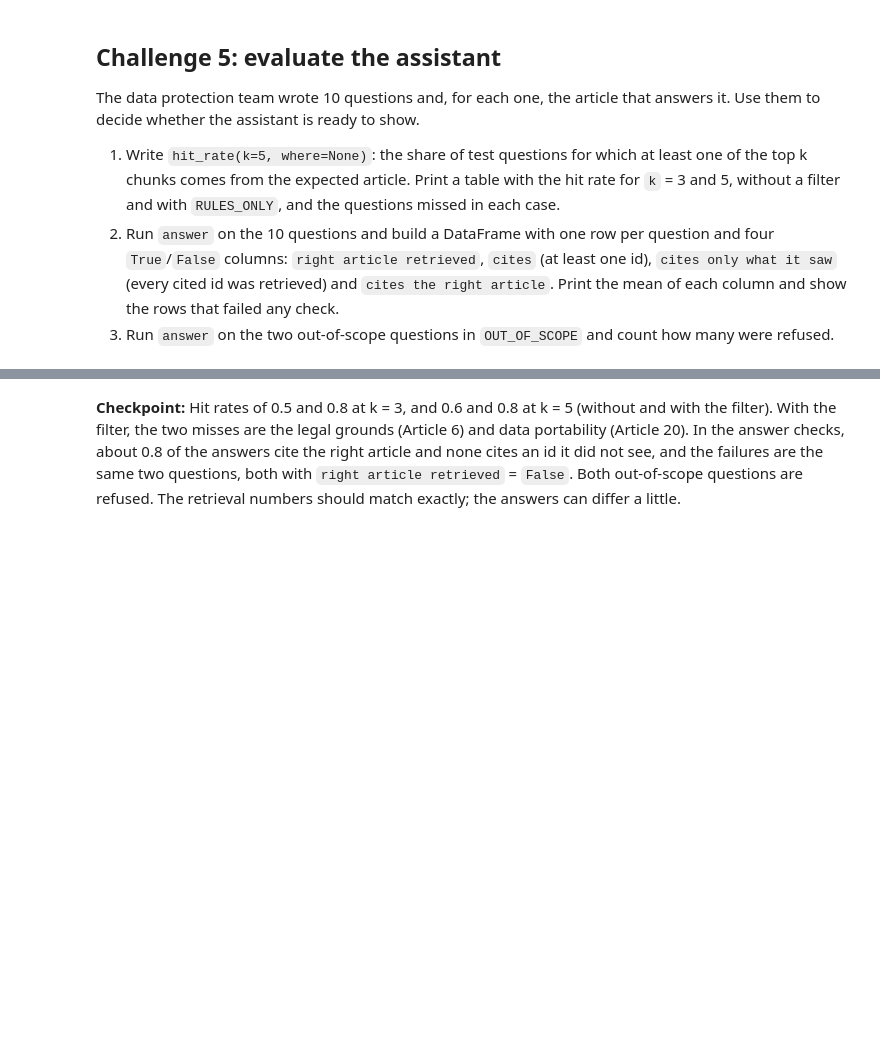
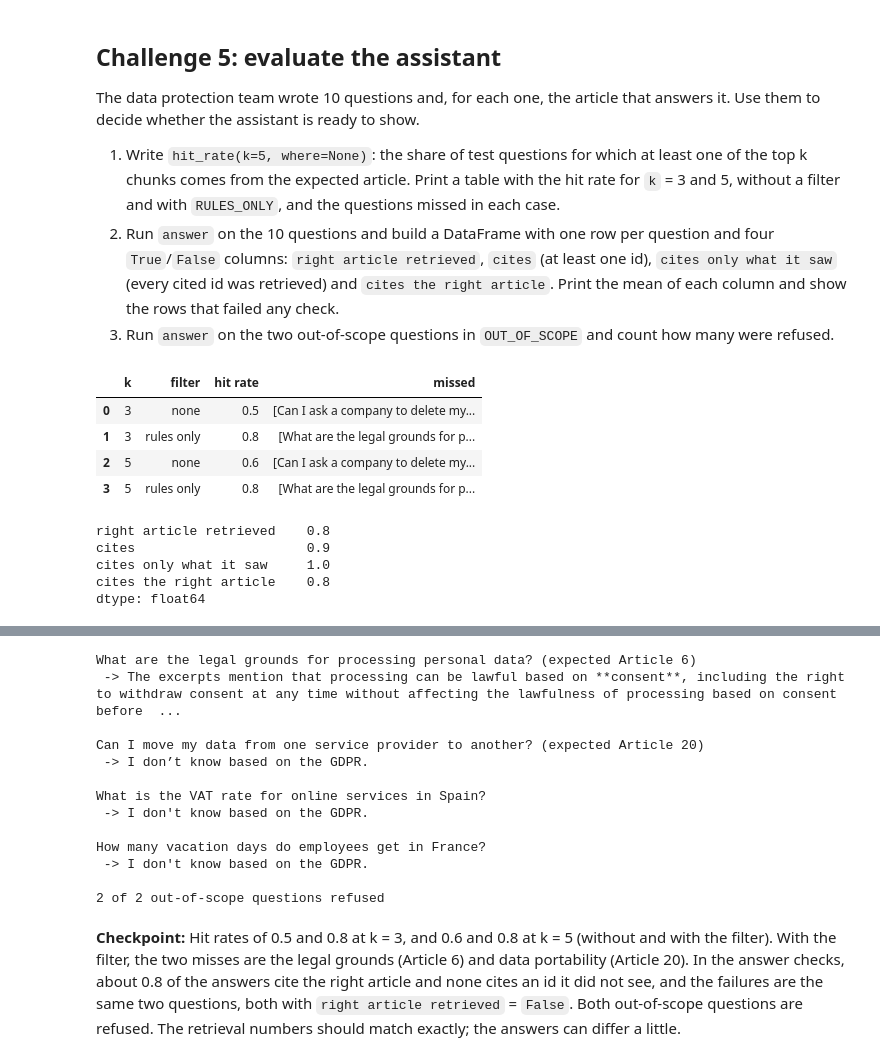
Before and after one commit to ironhack-labs/lab-intro-rag, a Jupyter notebook: your-code/main.ipynb, the cells around one changed output, grey strips where cells are left out. Saved outputs shown, nothing was run; the diff lists cells and outputs as text; code cells hidden in the pictures; blank space fills up the shorter version.

```diff
--- a/your-code/main.ipynb
+++ b/your-code/main.ipynb
@@ -166,23 +326,74 @@ The data protection team wrote 10 questions and, for each one, the article that
 # %%
 TEST_SET = pd.DataFrame([
     ("Can I ask a company to delete my data?", "Article 17"),
     ("How long does a company have to tell the authority about a data breach?", "Article 33"),
     ("What are the legal grounds for processing personal data?", "Article 6"),
     ("How much can a company be fined under the GDPR?", "Article 83"),
     ("Can I get a copy of the personal data a company holds about me?", "Article 15"),
     ("At what age can a child consent to online services on their own?", "Article 8"),
     ("When does a company need a data protection officer?", "Article 37"),
     ("Can I move my data from one service provider to another?", "Article 20"),
     ("What counts as valid consent?", "Article 7"),
     ("Can a decision about me be made only by an algorithm?", "Article 22"),
 ], columns=["question", "expected"])
 OUT_OF_SCOPE = ["What is the VAT rate for online services in Spain?",
                 "How many vacation days do employees get in France?"]
 
 # 1. Hit rate
+def hit_rate(k=5, where=None, collection=collection):
+    """Share of test questions with at least one top-k chunk from the expected article, and the missed questions."""
+    queries = embedder.encode(list(TEST_SET["question"]), normalize_embeddings=True)
+    result = collection.query(query_embeddings=queries, n_results=k, where=where)
+    hits = [expected in [m["section"] for m in metas]
+            for expected, metas in zip(TEST_SET["expected"], result["metadatas"])]
+    return np.mean(hits), [q for q, hit in zip(TEST_SET["question"], hits) if not hit]
 
+rows = []
+for k in [3, 5]:
+    for name, where in [("none", None), ("rules only", RULES_ONLY)]:
+        rate, missed = hit_rate(k=k, where=where)
+        rows.append({"k": k, "filter": name, "hit rate": round(rate, 2), "missed": missed})
+pd.set_option("display.max_colwidth", None)
+display(pd.DataFrame(rows))
+pd.set_option("display.max_colwidth", 90)
 
 # 2. Answer checks
-
+rows = []
+for question, expected in TEST_SET.itertuples(index=False):
+    result = answer(question)
+    rows.append({
+        "question": question,
+        "expected": expected,
+        "right article retrieved": expected in result["sections"],
+        "cites": len(result["cited"]) > 0,
+        "cites only what it saw": set(result["cited"]) <= set(result["retrieved"]),
+        "cites the right article": expected in [section_of.get(c) for c in result["cited"]],
+        "cited sections": sorted({section_of.get(c, "unknown id") for c in result["cited"]}),
+        "answer": result["answer"],
+    })
+checks = pd.DataFrame(rows)
+CHECKS = ["right article retrieved", "cites", "cites only what it saw", "cites the right article"]
+print(checks[CHECKS].mean().round(2))
+failed = checks[~checks[CHECKS].all(axis=1)]
+display(failed.drop(columns="answer"))
+for row in failed.itertuples():
+    print(f"{row.question} (expected {row.expected})\n -> {row.answer}\n")
 
 # 3. Out-of-scope questions
+refused = 0
+for question in OUT_OF_SCOPE:
+    result = answer(question)
+    refused += result["answer"].strip().startswith(REFUSAL)
+    print(question, "\n ->", result["answer"], "\n")
+print(f"{refused} of {len(OUT_OF_SCOPE)} out-of-scope questions refused")
+# %% [output]
+|  | k | filter | hit rate | missed |
+| 0 | 3 | none | 0.5 | [Can I ask a company to delete my... |
+| 1 | 3 | rules only | 0.8 | [What are the legal grounds for p... |
+| 2 | 5 | none | 0.6 | [Can I ask a company to delete my... |
+| 3 | 5 | rules only | 0.8 | [What are the legal grounds for p... |
+right article retrieved    0.8
+cites                      0.9
+cites only what it saw     1.0
+cites the right article    0.8
+dtype: float64
@@ -189,3 +403,16 @@ OUT_OF_SCOPE = ["What is the VAT rate for online services in Spain?",
+What are the legal grounds for processing personal data? (expected Article 6)
+ -> The excerpts mention that processing can be lawful based on **consent**, including the right to withdraw consent at any time without affecting the lawfulness of processing based on consent before  ...
+
+Can I move my data from one service provider to another? (expected Article 20)
+ -> I don’t know based on the GDPR.
+
+What is the VAT rate for online services in Spain?
+ -> I don't know based on the GDPR.
+
+How many vacation days do employees get in France?
+ -> I don't know based on the GDPR.
+
+2 of 2 out-of-scope questions refused
 # %% [markdown]
 **Checkpoint:** Hit rates of 0.5 and 0.8 at k = 3, and 0.6 and 0.8 at k = 5 (without and with the filter). With the filter, the two misses are the legal grounds (Article 6) and data portability (Article 20). In the answer checks, about 0.8 of the answers cite the right article and none cites an id it did not see, and the failures are the same two questions, both with `right article retrieved` = `False`. Both out-of-scope questions are refused. The retrieval numbers should match exactly; the answers can differ a little.
 # %% [markdown]
```
Also changed, not shown: parts of 13 cells of this notebook.
